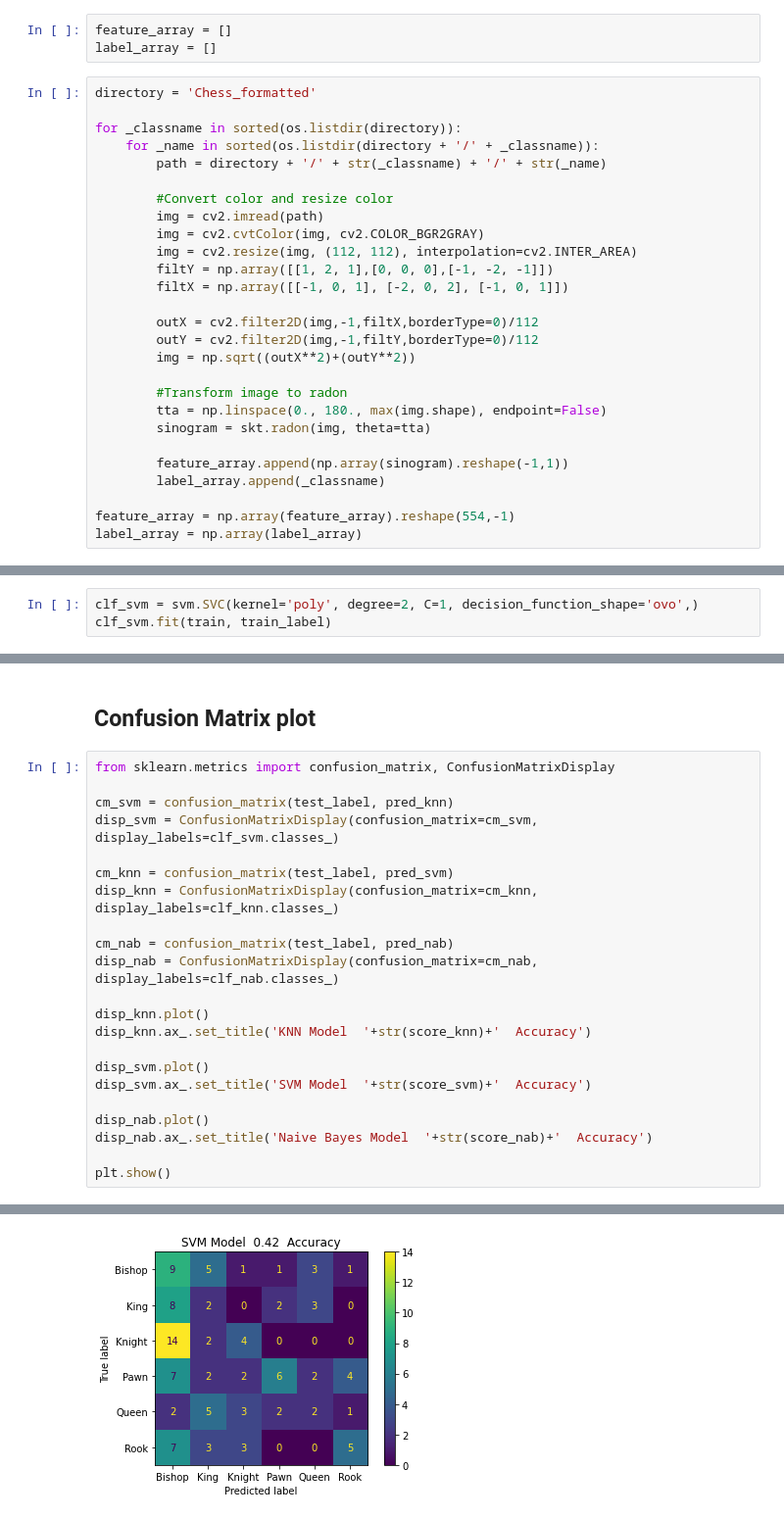
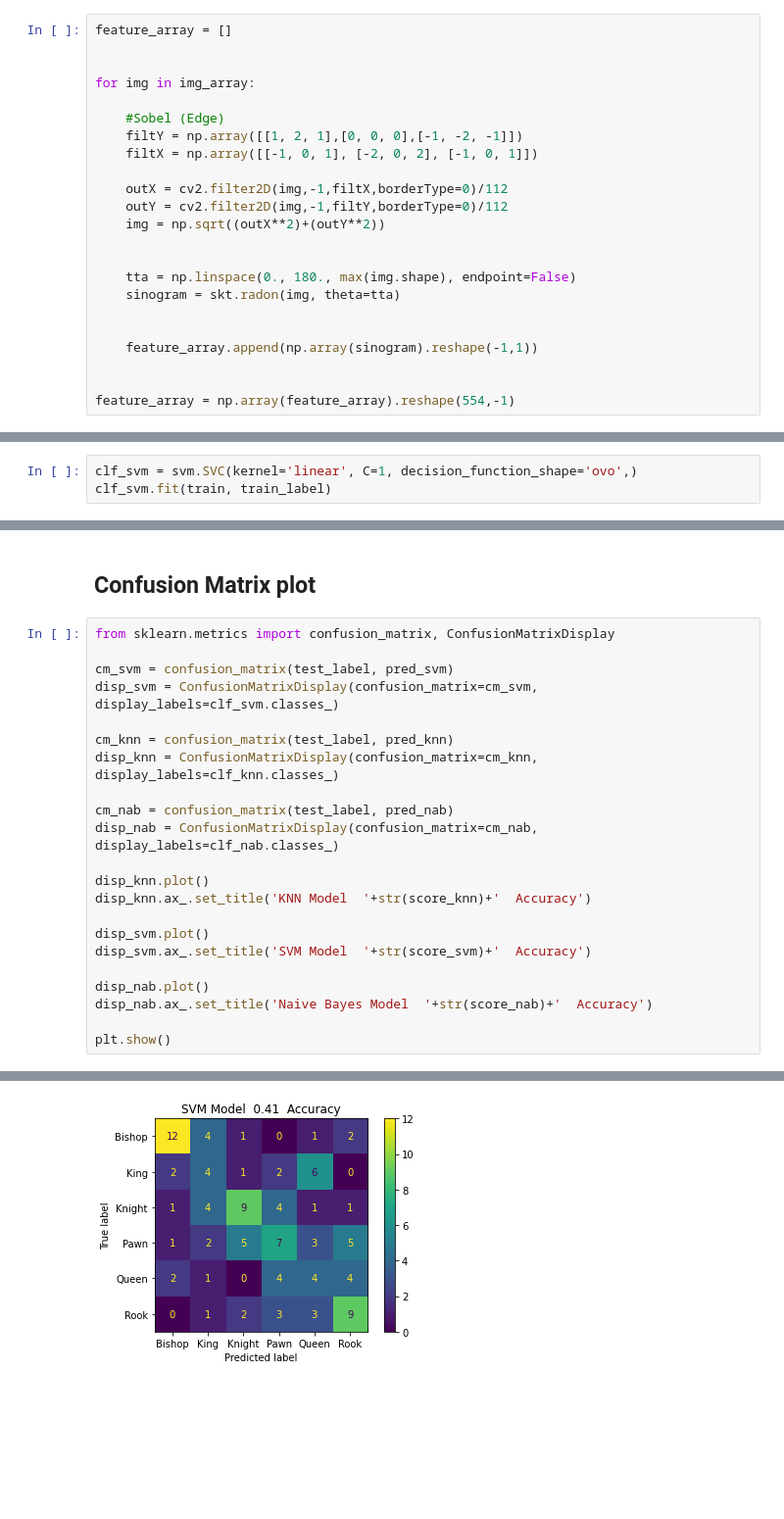
Before and after one commit to tunlaton11/Chess-Image-Recognition-Project, a Jupyter notebook: feature_extraction.ipynb, the cells around one changed output, grey strips where cells are left out. Shown at 98% size. Cells and saved outputs as stored; diff of their text form; blank space fills up the shorter version.

```diff
--- a/feature_extraction.ipynb
+++ b/feature_extraction.ipynb
@@ -11,35 +13,28 @@ import os
 # %% [markdown]
 # Feature extraction (Radon Transform)
-# %%
-feature_array = []
-label_array = []
 # %%
-directory = 'Chess_formatted'
+feature_array = []
 
-for _classname in sorted(os.listdir(directory)):
-    for _name in sorted(os.listdir(directory + '/' + _classname)):
-        path = directory + '/' + str(_classname) + '/' + str(_name)
 
-        #Convert color and resize color
-        img = cv2.imread(path)
-        img = cv2.cvtColor(img, cv2.COLOR_BGR2GRAY)
-        img = cv2.resize(img, (112, 112), interpolation=cv2.INTER_AREA)
-        filtY = np.array([[1, 2, 1],[0, 0, 0],[-1, -2, -1]])
-        filtX = np.array([[-1, 0, 1], [-2, 0, 2], [-1, 0, 1]])
+for img in img_array:
 
-        outX = cv2.filter2D(img,-1,filtX,borderType=0)/112
-        outY = cv2.filter2D(img,-1,filtY,borderType=0)/112
-        img = np.sqrt((outX**2)+(outY**2))
+    #Sobel (Edge)
+    filtY = np.array([[1, 2, 1],[0, 0, 0],[-1, -2, -1]])
+    filtX = np.array([[-1, 0, 1], [-2, 0, 2], [-1, 0, 1]])
 
-        #Transform image to radon
-        tta = np.linspace(0., 180., max(img.shape), endpoint=False)
-        sinogram = skt.radon(img, theta=tta)
+    outX = cv2.filter2D(img,-1,filtX,borderType=0)/112
+    outY = cv2.filter2D(img,-1,filtY,borderType=0)/112
+    img = np.sqrt((outX**2)+(outY**2))
 
-        feature_array.append(np.array(sinogram).reshape(-1,1))
-        label_array.append(_classname)
+
+    tta = np.linspace(0., 180., max(img.shape), endpoint=False)
+    sinogram = skt.radon(img, theta=tta)
+
+
+    feature_array.append(np.array(sinogram).reshape(-1,1))
+
 
 feature_array = np.array(feature_array).reshape(554,-1)
-label_array = np.array(label_array)
 # %% [markdown]
 # Split Train and Test
 # %%
@@ -61,6 +56,6 @@ KNeighborsClassifier(metric='euclidean', n_neighbors=3)
 # %% [markdown]
 ## SVM Model
 # %%
-clf_svm = svm.SVC(kernel='poly', degree=2, C=1, decision_function_shape='ovo',)
+clf_svm = svm.SVC(kernel='linear', C=1, decision_function_shape='ovo',)
 clf_svm.fit(train, train_label)
 # %% [output]
@@ -99,10 +112,10 @@ Naive Bayes Model Accuracy: 0.3
 # %%
 from sklearn.metrics import confusion_matrix, ConfusionMatrixDisplay
 
-cm_svm = confusion_matrix(test_label, pred_knn)
+cm_svm = confusion_matrix(test_label, pred_svm)
 disp_svm = ConfusionMatrixDisplay(confusion_matrix=cm_svm, display_labels=clf_svm.classes_)
 
-cm_knn = confusion_matrix(test_label, pred_svm)
+cm_knn = confusion_matrix(test_label, pred_knn)
 disp_knn = ConfusionMatrixDisplay(confusion_matrix=cm_knn, display_labels=clf_knn.classes_)
 
 cm_nab = confusion_matrix(test_label, pred_nab)
@@ -123,2 +136,2 @@ plt.show()
-[figure, old version]
+[figure, new version]
 [figure]
```
Also changed, not shown: parts of 9 cells of this notebook, 4 other files.
